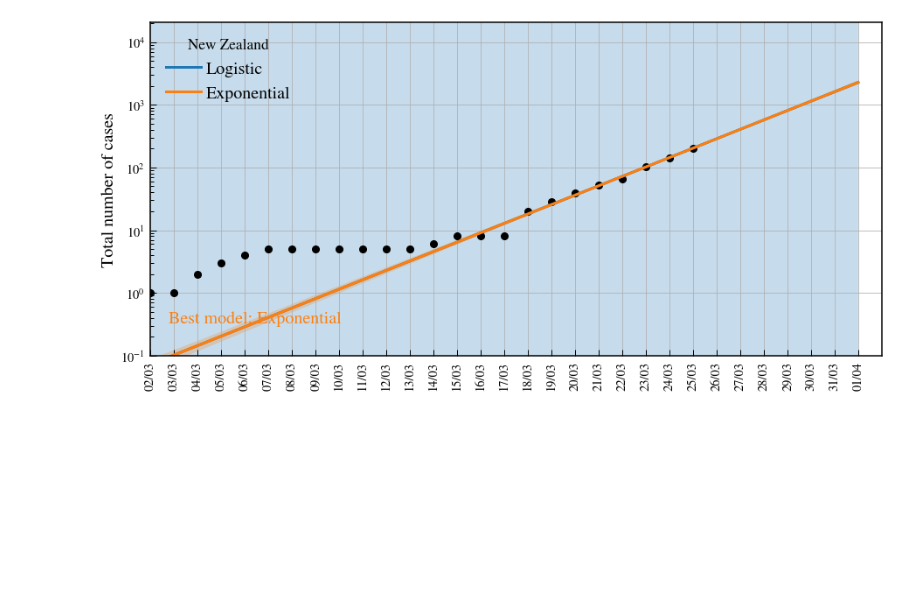
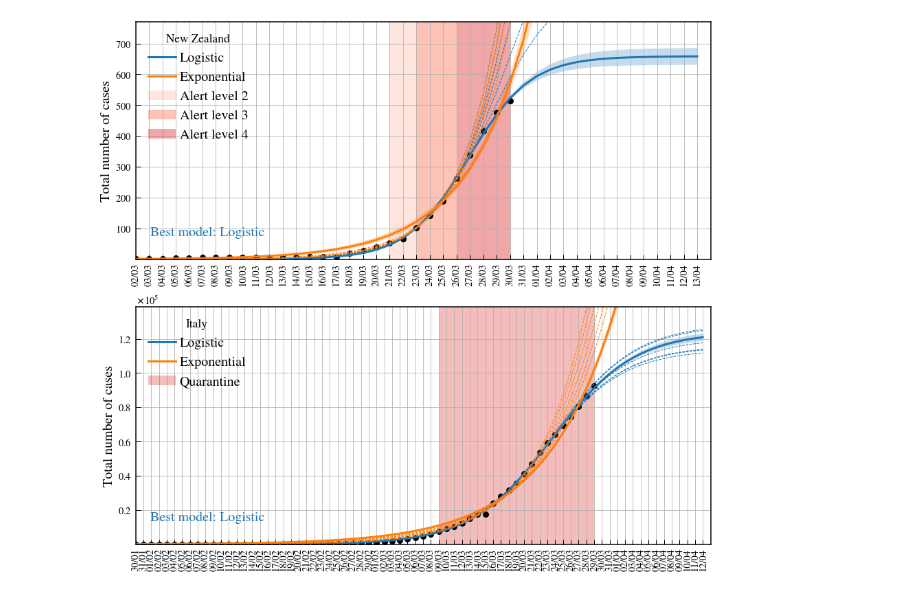
Before and after one commit to aaorsi/covid, a Jupyter notebook: check_covid.ipynb, the cells around one changed output. Drawn from its saved outputs; the diff is of its cells as text; code cells hidden in the pictures; blank space fills up the shorter version.

```diff
--- a/check_covid.ipynb
+++ b/check_covid.ipynb
@@ -5,6 +5,8 @@ import os
 import lmfit
 from lmfit.models import StepModel, ExponentialModel, PolynomialModel
 
+add_data_manually = True  # to add latest info not in the database yet
+countries = ['New Zealand','Italy']
 
 DataSource = 'OurWorldData'
 
@@ -75,7 +77,7 @@ import matplotlib.pyplot as plt
 import numpy as np
 from scipy.optimize import curve_fit
 
-countries = ['New Zealand']#,'Italy','Spain']
+
 ncountries = len(countries)
 models= {'Logistic': StepModel(form='logistic'),
         'Exponential': ExponentialModel() }#,
@@ -142,16 +144,15 @@ for icc,country in enumerate(countries):
 
 
     #import pdb ; pdb.set_trace()
-    add_data_manually = True  # to add latest info not in the database yet
 
     if add_data_manually:
         if country == 'Chile':
-            ntotal.append(746)
+            ntotal.append(2139)
             ntot_deaths.append(ntot_deaths[-1])
             ntot_new.append(ntotal[-1] - ntotal[-2])
             dates_all = pd.date_range(start=dates.iloc[0], periods = len(dates_all)+1)
         if country == 'New Zealand':
-            ntotal.append(205)
+            ntotal.append(514)
             ntot_deaths.append(0)
             ntot_new.append(ntotal[-1] - ntotal[-2])
             dates_all = pd.date_range(start=dates.iloc[0], periods = len(dates_all)+1)
@@ -170,10 +171,10 @@ for icc,country in enumerate(countries):
     ndata = len(nn)
     nn = np.array(nn)
     xx = np.arange(0,ndata)
-    xxx = np.arange(0,ndata+7)
+    xxx = np.arange(0,ndata+14)
     nper = len(xxx)
     print (country, nper)
-    xxxx = np.arange(0,ndata+7)# if nper < 100 else 2)
+    xxxx = np.arange(0,ndata+14)# if nper < 100 else 2)
     datesxxx = pd.date_range(start=dates[0], periods=nper).strftime('%d/%m')
 
     #import pdb ; pdb.set_trace()
@@ -189,7 +190,7 @@ for icc,country in enumerate(countries):
     ax.set_xticks(xxxx)
     ax.set_xticklabels(datesxxx[xxxx], rotation='vertical')
     ax.plot(xx,nn,'ko',markersize=8)
-    ax.set_yscale('log')
+    #ax.set_yscale('log')
 
     icol = 0
     ixx = np.where(nn > 10)[0] if country == 'Spain' else np.where(nn > 8)[0]
@@ -208,7 +209,26 @@ for icc,country in enumerate(countries):
         y =  out.eval(pars,x=xxx)
         ax.plot(xxx,y, '-', label=f'{mname}', color=colors[icol],linewidth=3)
         ax.fill_between(xxx, y-dely,y+dely,facecolor=colors[icol],alpha=0.25)
+
+
+        if mname == 'Exponential' or mname == 'Logistic':
+            for prev_fit in [-2,-3,-4,-5,-6,-7]:
+                print (prev_fit)
+                pars0 = model.guess(nn[ixx[:prev_fit]], x=xx[ixx[:prev_fit]])
+                out = model.fit(nn[ixx[:prev_fit]], pars0, x=xx[ixx[:prev_fit]])
+                pars = out.params
+                #bics.append(out.bic)
+                #mn.append(mname)
+
+                #dely = out.eval_uncertainty(x=xxx)
+                y =  out.eval(pars,x=xxx)
+                ax.plot(xxx,y, '--', color=colors[icol],linewidth=1)
+                #ax.fill_between(xxx, y-dely,y+dely,facecolor=colors[icol],alpha=0.25)
+                #icol += 1
+
         icol += 1
+
+
 
        # print (mname, country, y[len(xx) + 11], bics[-1])
 
@@ -217,14 +237,43 @@ for icc,country in enumerate(countries):
            transform=ax.transAxes, color= colors[bic])
 
 
-    ax.set_xlim([0,ndata + 7])
-    ax.set_ylim([0.1,np.min([100000, np.max(nn)*100])])
-    #ax.ticklabel_format(axis='y', style='sci',useMathText=True, scilimits=(0,5))
+    ax.set_xlim([0,ndata + 14])
+    ax.set_ylim([0.1,np.min([200000, np.max(nn)*1.5])])
+    ax.ticklabel_format(axis='y', style='sci',useMathText=True, scilimits=(0,5))
     ax.set_ylabel('Total number of cases',fontsize=20)
-    ax.legend(title=country, fontsize=20,loc='upper left')
+
     ax.grid()
 
 
+    if country == 'New Zealand':
+
+        alert_colors = plt.cm.Reds(np.linspace(0.3,0.7, 3))
+        alert_dates = ['21/03','23/03','26/03']
+        ix_alert = []
+        for alert in alert_dates:
+            sel = np.where(alert == datesxxx)[0]
+            print (sel)
+            ix_alert.append(sel[0])
+
+        ax.fill_between([ix_alert[0], ix_alert[1]], [0,0],[1e4,1e4], facecolor=alert_colors[0],alpha=0.3,label='Alert level 2')
+        ax.fill_between([ix_alert[1], ix_alert[2]], [0,0],[1e4,1e4], facecolor=alert_colors[1],alpha=0.4,label='Alert level 3')
+        ax.fill_between([ix_alert[2], xx[-1]], [0,0],[1e4,1e4], facecolor=alert_colors[2],alpha=0.4,label='Alert level 4')
+
+    if country == 'Italy':
+        alert_colors = plt.cm.Reds(np.linspace(0.3,0.7, 3))
+        alert_dates = ['09/03']#,'23/03','26/03']
+        ix_alert = []
+        for alert in alert_dates:
+            sel = np.where(alert == datesxxx)[0]
+            print (sel)
+            ix_alert.append(sel[0])
+
+        ax.fill_between([ix_alert[0], xx[-1]], [0,0],[1e6,1e6], facecolor=alert_colors[-1],alpha=0.3,label='Quarantine')
+      #  ax.fill_between([ix_alert[1], ix_alert[2]], [0,0],[1e4,1e4], facecolor=alert_colors[1],alpha=0.4,label='Alert level 3')
+      #  ax.fill_between([ix_alert[2], xx[-1]], [0,0],[1e4,1e4], facecolor=alert_colors[2],alpha=0.4,label='Alert level 4')
+
+
+    ax.legend(title=country, fontsize=20,loc='upper left')
 plt.show()
 
 
@@ -253 +302 @@ plt.show()
-[figure, old version]
+[figure, new version]
```
Also changed, not shown: parts of 5 cells of this notebook.
